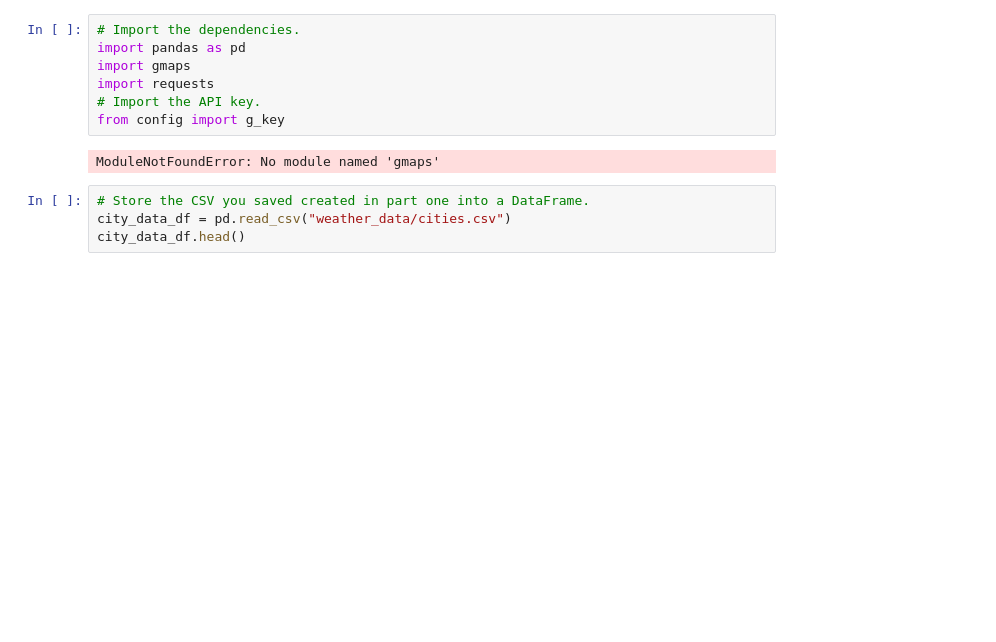
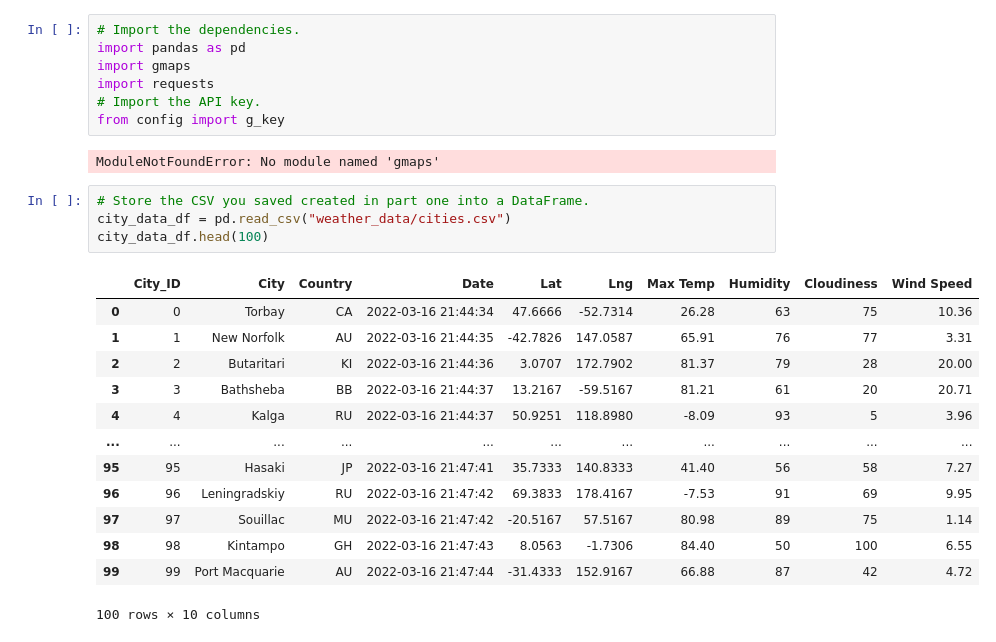
Before and after one commit to Peteresis/World_Weather_Analysis, a Jupyter notebook: WeatherPy.ipynb, the cells around one changed output. Drawn from its saved outputs; the diff is of its cells as text; blank space fills up the shorter version.

```diff
--- a/WeatherPy.ipynb
+++ b/WeatherPy.ipynb
@@ -999,4 +1026,18 @@ ModuleNotFoundError: No module named 'gmaps'
 # %%
 # Store the CSV you saved created in part one into a DataFrame.
 city_data_df = pd.read_csv("weather_data/cities.csv")
-city_data_df.head()
+city_data_df.head(100)
+# %% [output]
+|  | City_ID | City | Country | Date | Lat | Lng | Max Temp | Humidity | Cloudiness | Wind Speed |
+| 0 | 0 | Torbay | CA | 2022-03-16 21:44:34 | 47.6666 | -52.7314 | 26.28 | 63 | 75 | 10.36 |
+| 1 | 1 | New Norfolk | AU | 2022-03-16 21:44:35 | -42.7826 | 147.0587 | 65.91 | 76 | 77 | 3.31 |
+| 2 | 2 | Butaritari | KI | 2022-03-16 21:44:36 | 3.0707 | 172.7902 | 81.37 | 79 | 28 | 20.00 |
+| 3 | 3 | Bathsheba | BB | 2022-03-16 21:44:37 | 13.2167 | -59.5167 | 81.21 | 61 | 20 | 20.71 |
+| 4 | 4 | Kalga | RU | 2022-03-16 21:44:37 | 50.9251 | 118.8980 | -8.09 | 93 | 5 | 3.96 |
+| ... | ... | ... | ... | ... | ... | ... | ... | ... | ... | ... |
+| 95 | 95 | Hasaki | JP | 2022-03-16 21:47:41 | 35.7333 | 140.8333 | 41.40 | 56 | 58 | 7.27 |
+| 96 | 96 | Leningradskiy | RU | 2022-03-16 21:47:42 | 69.3833 | 178.4167 | -7.53 | 91 | 69 | 9.95 |
+| 97 | 97 | Souillac | MU | 2022-03-16 21:47:42 | -20.5167 | 57.5167 | 80.98 | 89 | 75 | 1.14 |
+| 98 | 98 | Kintampo | GH | 2022-03-16 21:47:43 | 8.0563 | -1.7306 | 84.40 | 50 | 100 | 6.55 |
+| 99 | 99 | Port Macquarie | AU | 2022-03-16 21:47:44 | -31.4333 | 152.9167 | 66.88 | 87 | 42 | 4.72 |
+100 rows × 10 columns
```
Also changed, not shown: parts of 2 cells of this notebook.
